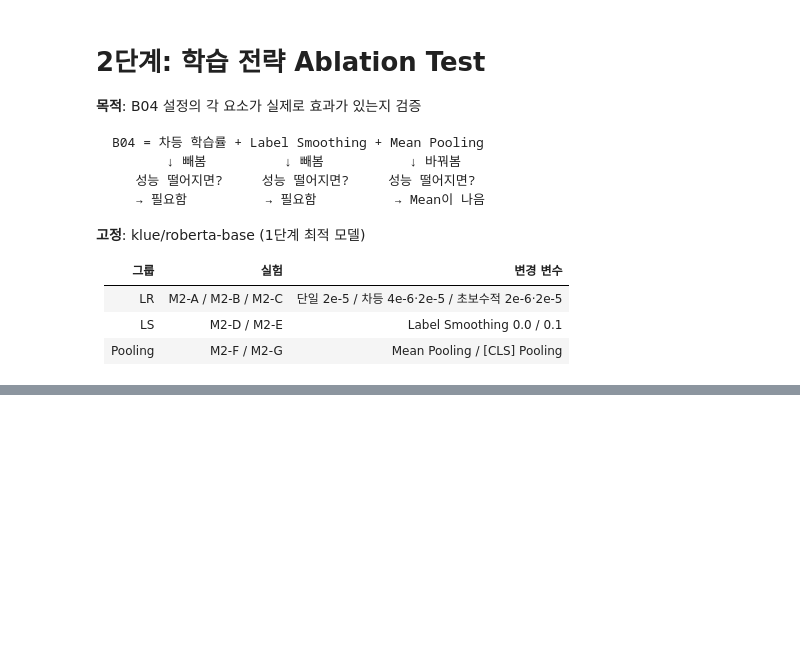
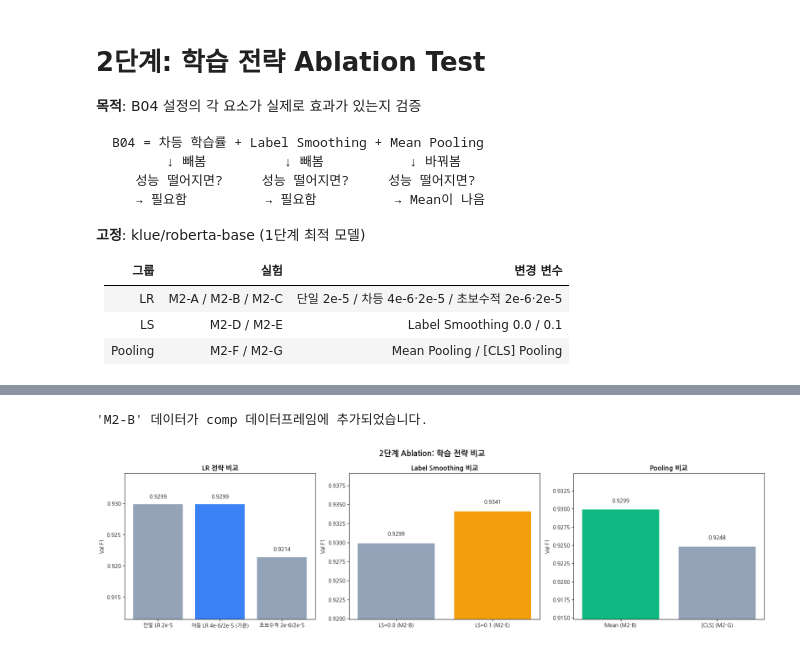
Before and after one commit to ggogoeun-hub/DLThon, a Jupyter notebook: notebooks/stage2_ablation_strategy.ipynb, the cells around one changed output, grey strips where cells are left out. Saved outputs shown, nothing was run; the diff lists cells and outputs as text; code cells hidden in the pictures; blank space fills up the shorter version.

```diff
--- a/notebooks/stage2_ablation_strategy.ipynb
+++ b/notebooks/stage2_ablation_strategy.ipynb
@@ -338,7 +514,56 @@ print('\n결과 저장: ablation_strategy_results.csv')
+# %%
+import numpy as np
+import pandas as pd
+
+# M2-B 기준선 데이터를 comp DataFrame에 추가 (만약 없다면)
+# M2-B는 EXPERIMENTS_DEDUP에 포함되지 않아 comp DataFrame에 없음
+if 'M2-B' not in comp['exp_id'].values:
+    m2b_entry = {
+        'exp_id': M2_B_REFERENCE['exp_id'],
+        'desc': M2_B_REFERENCE['desc'],
+        'backbone_lr': 4e-6, # 1단계 M1-A의 차등 학습률 기준
+        'head_lr': 2e-5,     # 1단계 M1-A의 차등 학습률 기준
+        'ls': 0.0,           # M2-B는 Label Smoothing을 적용하지 않은 기준
+        'pooling': 'mean',   # M2-B는 Mean Pooling을 적용한 기준
+        'val_f1': M2_B_REFERENCE['val_f1'],
+        'normal_val_f1': M2_B_REFERENCE['normal_val_f1'],
+        'test_normal': M2_B_REFERENCE['test_normal'],
+        'best_epoch': np.nan, # 참조 데이터이므로 best_epoch는 없음
+        'time_min': np.nan    # 참조 데이터이므로 time_min는 없음
+    }
+    comp = pd.concat([comp, pd.DataFrame([m2b_entry])], ignore_index=True)
+
+# 추가된 M2-B를 포함하여 다시 정렬
+comp = comp.sort_values('val_f1', ascending=False).reset_index(drop=True)
+
+print("'M2-B' 데이터가 comp 데이터프레임에 추가되었습니다.")
+# %% [output]
+'M2-B' 데이터가 comp 데이터프레임에 추가되었습니다.
 # %%
 # ============================================================
 # Cell 7: 시각화 — 그룹별 비교 차트
 # ============================================================
+
+# M2-B 기준선 데이터를 comp DataFrame에 추가 (만약 없다면)
+# M2-B는 EXPERIMENTS_DEDUP에 포함되지 않아 comp DataFrame에 없음
+if 'M2-B' not in comp['exp_id'].values:
+    m2b_entry = {
+        'exp_id': M2_B_REFERENCE['exp_id'],
+        'desc': M2_B_REFERENCE['desc'],
+        'backbone_lr': 4e-6, # 1단계 M1-A의 차등 학습률 기준
+        'head_lr': 2e-5,     # 1단계 M1-A의 차등 학습률 기준
+        'ls': 0.0,           # M2-B는 Label Smoothing을 적용하지 않은 기준
+        'pooling': 'mean',   # M2-B는 Mean Pooling을 적용한 기준
+        'val_f1': M2_B_REFERENCE['val_f1'],
+        'normal_val_f1': M2_B_REFERENCE['normal_val_val_f1'],
+        'test_normal': M2_B_REFERENCE['test_normal'],
+        'best_epoch': np.nan, # 참조 데이터이므로 best_epoch는 없음
+        'time_min': np.nan    # 참조 데이터이므로 time_min는 없음
+    }
+    comp = pd.concat([comp, pd.DataFrame([m2b_entry])], ignore_index=True)
+
+# 추가된 M2-B를 포함하여 다시 정렬
+comp = comp.sort_values('val_f1', ascending=False).reset_index(drop=True)
 
 fig, axes = plt.subplots(1, 3, figsize=(18, 5))
 
@@ -346,33 +571,35 @@ fig, axes = plt.subplots(1, 3, figsize=(18, 5))
 lr_ids = ['M2-A', 'M2-B', 'M2-C']
 lr_data = comp[comp['exp_id'].isin(lr_ids)].set_index('exp_id').loc[lr_ids]
 axes[0].bar(lr_data['desc'], lr_data['val_f1'], color=['#94a3b8','#3b82f6','#94a3b8'])
 axes[0].set_title('LR 전략 비교', fontsize=13, fontweight='bold')
 axes[0].set_ylabel('Val F1')
 axes[0].set_ylim(lr_data['val_f1'].min()-0.01, lr_data['val_f1'].max()+0.005)
 for i, v in enumerate(lr_data['val_f1']): axes[0].text(i, v+0.001, f'{v:.4f}', ha='center', fontsize=10)
 
 # LS 비교
 ls_ids = ['M2-B', 'M2-E']
 ls_data = comp[comp['exp_id'].isin(ls_ids)].set_index('exp_id').loc[ls_ids]
 axes[1].bar(['LS=0.0 (M2-B)', 'LS=0.1 (M2-E)'], ls_data['val_f1'], color=['#94a3b8','#f59e0b'])
 axes[1].set_title('Label Smoothing 비교', fontsize=13, fontweight='bold')
 axes[1].set_ylabel('Val F1')
 axes[1].set_ylim(ls_data['val_f1'].min()-0.01, ls_data['val_f1'].max()+0.005)
 for i, v in enumerate(ls_data['val_f1']): axes[1].text(i, v+0.001, f'{v:.4f}', ha='center', fontsize=10)
 
 # Pooling 비교
 pool_ids = ['M2-B', 'M2-G']
 pool_data = comp[comp['exp_id'].isin(pool_ids)].set_index('exp_id').loc[pool_ids]
 axes[2].bar(['Mean (M2-B)', '[CLS] (M2-G)'], pool_data['val_f1'], color=['#10b981','#94a3b8'])
 axes[2].set_title('Pooling 비교', fontsize=13, fontweight='bold')
 axes[2].set_ylabel('Val F1')
 axes[2].set_ylim(pool_data['val_f1'].min()-0.01, pool_data['val_f1'].max()+0.005)
 for i, v in enumerate(pool_data['val_f1']): axes[2].text(i, v+0.001, f'{v:.4f}', ha='center', fontsize=10)
 
 plt.suptitle('2단계 Ablation: 학습 전략 비교', fontsize=15, fontweight='bold')
 plt.tight_layout()
 plt.savefig('ablation_strategy_charts.png', dpi=150, bbox_inches='tight')
 plt.show()
+# %% [output]
+[figure, added]
 # %%
 # ============================================================
 # Cell 8: Test 일반대화 예측 수 비교
```
Also changed, not shown: parts of 7 cells of this notebook.
